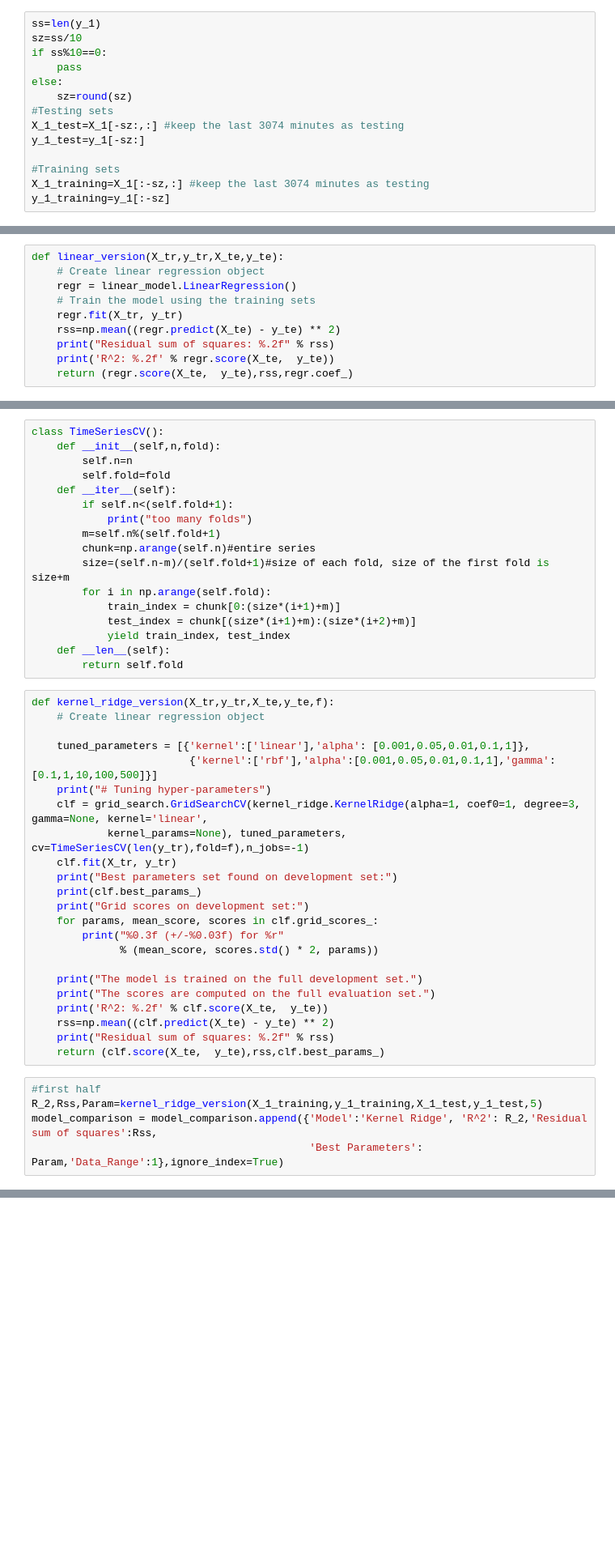
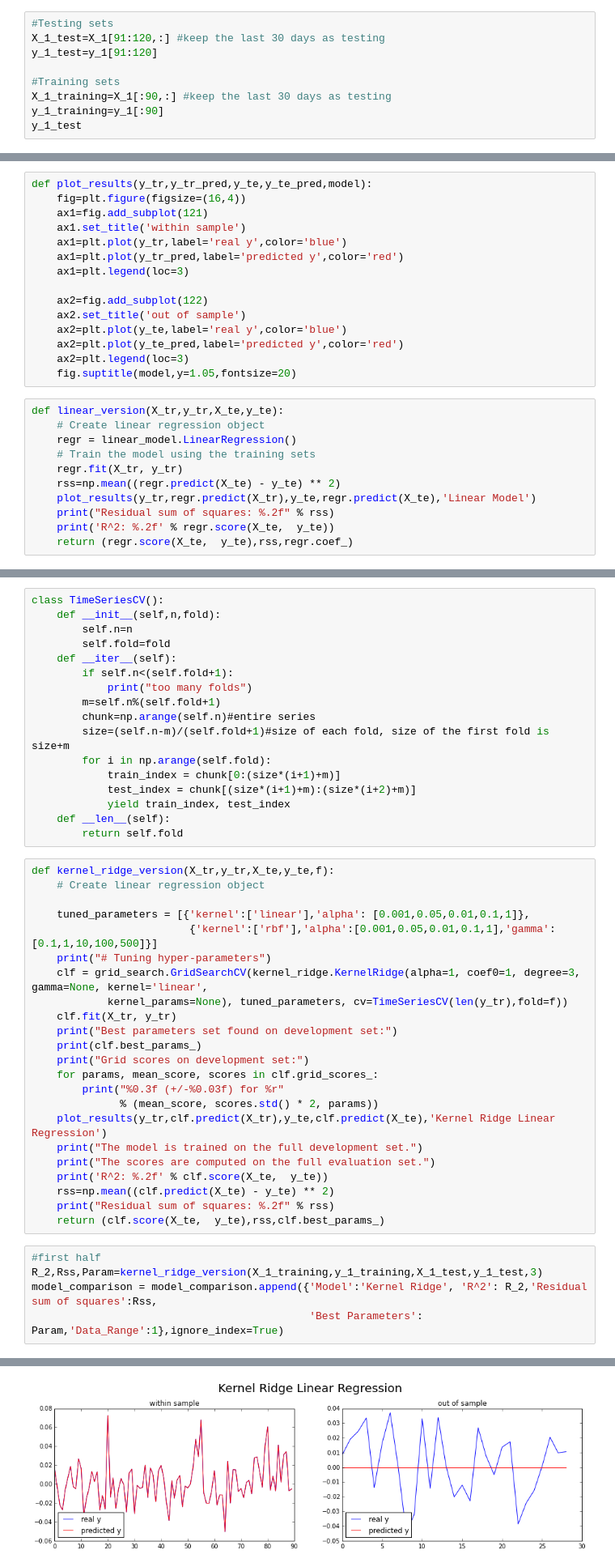
Before and after one commit to nightrose79/try, a Jupyter notebook: yu_partII.ipynb, the cells around one changed output, grey strips where cells are left out. Shown at 81% size. Drawn from its saved outputs; the diff is of its cells as text; blank space fills up the shorter version.

```diff
--- a/yu_partII.ipynb
+++ b/yu_partII.ipynb
@@ -188,14 +399,9 @@ y_1.shape
 # %%
-ss=len(y_1)
-sz=ss/10
-if ss%10==0:
-    pass
-else:
-    sz=round(sz)
 #Testing sets
-X_1_test=X_1[-sz:,:] #keep the last 3074 minutes as testing
-y_1_test=y_1[-sz:]
+X_1_test=X_1[91:120,:] #keep the last 30 days as testing
+y_1_test=y_1[91:120]
 
 #Training sets
-X_1_training=X_1[:-sz,:] #keep the last 3074 minutes as testing
-y_1_training=y_1[:-sz]
+X_1_training=X_1[:90,:] #keep the last 30 days as testing
+y_1_training=y_1[:90]
+y_1_test
@@ -231,6 +415,21 @@ print("R^2 is %s" % ((tss-rss)/tss))
 # %%
 columns=['Model','R^2','Residual sum of squares','Best Parameters','Data_Range']
 model_comparison=pd.DataFrame(columns=columns)
+# %%
+def plot_results(y_tr,y_tr_pred,y_te,y_te_pred,model):
+    fig=plt.figure(figsize=(16,4))
+    ax1=fig.add_subplot(121)
+    ax1.set_title('within sample')
+    ax1=plt.plot(y_tr,label='real y',color='blue')
+    ax1=plt.plot(y_tr_pred,label='predicted y',color='red')
+    ax1=plt.legend(loc=3)
+
+    ax2=fig.add_subplot(122)
+    ax2.set_title('out of sample')
+    ax2=plt.plot(y_te,label='real y',color='blue')
+    ax2=plt.plot(y_te_pred,label='predicted y',color='red')
+    ax2=plt.legend(loc=3)
+    fig.suptitle(model,y=1.05,fontsize=20)
 # %%
 def linear_version(X_tr,y_tr,X_te,y_te):
     # Create linear regression object
@@ -238,6 +437,7 @@ def linear_version(X_tr,y_tr,X_te,y_te):
     # Train the model using the training sets
     regr.fit(X_tr, y_tr)
     rss=np.mean((regr.predict(X_te) - y_te) ** 2)
+    plot_results(y_tr,regr.predict(X_tr),y_te,regr.predict(X_te),'Linear Model')
     print("Residual sum of squares: %.2f" % rss)
     print('R^2: %.2f' % regr.score(X_te,  y_te))
     return (regr.score(X_te,  y_te),rss,regr.coef_)
@@ -270,7 +480,7 @@ def kernel_ridge_version(X_tr,y_tr,X_te,y_te,f):
                          {'kernel':['rbf'],'alpha':[0.001,0.05,0.01,0.1,1],'gamma':[0.1,1,10,100,500]}]
     print("# Tuning hyper-parameters")
     clf = grid_search.GridSearchCV(kernel_ridge.KernelRidge(alpha=1, coef0=1, degree=3, gamma=None, kernel='linear',
-            kernel_params=None), tuned_parameters, cv=TimeSeriesCV(len(y_tr),fold=f),n_jobs=-1)
+            kernel_params=None), tuned_parameters, cv=TimeSeriesCV(len(y_tr),fold=f))
     clf.fit(X_tr, y_tr)
     print("Best parameters set found on development set:")
     print(clf.best_params_)
@@ -278,7 +488,7 @@ def kernel_ridge_version(X_tr,y_tr,X_te,y_te,f):
     for params, mean_score, scores in clf.grid_scores_:
         print("%0.3f (+/-%0.03f) for %r"
               % (mean_score, scores.std() * 2, params))
-
+    plot_results(y_tr,clf.predict(X_tr),y_te,clf.predict(X_te),'Kernel Ridge Linear Regression')
     print("The model is trained on the full development set.")
     print("The scores are computed on the full evaluation set.")
     print('R^2: %.2f' % clf.score(X_te,  y_te))
@@ -287,6 +497,7 @@ def kernel_ridge_version(X_tr,y_tr,X_te,y_te,f):
     return (clf.score(X_te,  y_te),rss,clf.best_params_)
 # %%
 #first half
-R_2,Rss,Param=kernel_ridge_version(X_1_training,y_1_training,X_1_test,y_1_test,5)
+R_2,Rss,Param=kernel_ridge_version(X_1_training,y_1_training,X_1_test,y_1_test,3)
 model_comparison = model_comparison.append({'Model':'Kernel Ridge', 'R^2': R_2,'Residual sum of squares':Rss,
                                             'Best Parameters': Param,'Data_Range':1},ignore_index=True)
+# %% [output]
@@ -293,3 +521,4 @@ model_comparison = model_comparison.append({'Model':'Kernel Ridge', 'R^2': R_2,'
+[figure, added]
 # %%
 def svm_version(X_tr,y_tr,X_te,y_te,f):
     # Create linear SVR object
```
Also changed, not shown: parts of 71 cells of this notebook, 10 other files.
